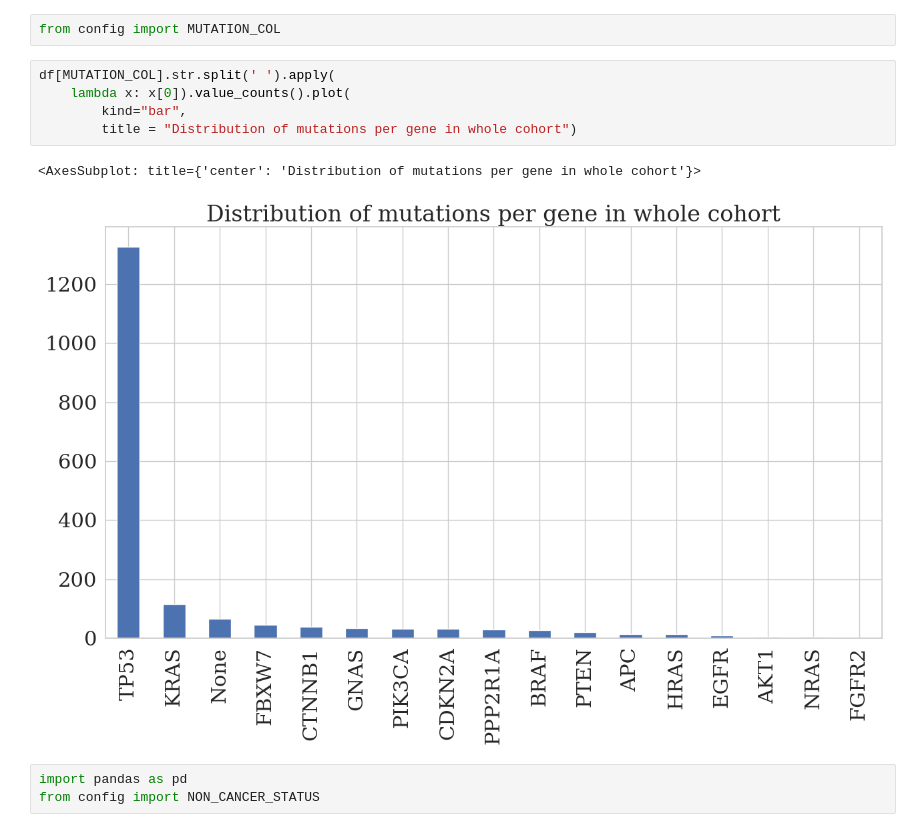
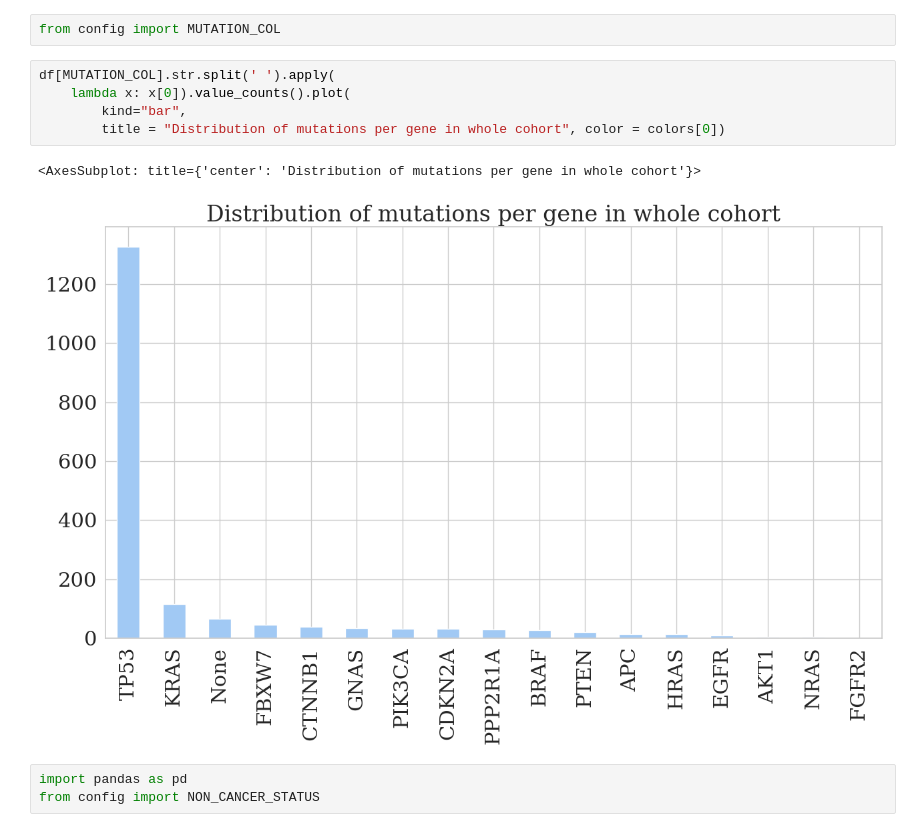
Before and after one commit to asifzubair/cancerseek-reanalysis, a Jupyter notebook: notebooks/eda.ipynb, the cells around one changed output. Saved outputs shown, nothing was run; the diff lists cells and outputs as text.

```diff
--- a/notebooks/eda.ipynb
+++ b/notebooks/eda.ipynb
@@ -38,11 +39,11 @@ from config import MUTATION_COL
 # %%
 df[MUTATION_COL].str.split(' ').apply(
     lambda x: x[0]).value_counts().plot(
         kind="bar",
-        title = "Distribution of mutations per gene in whole cohort")
+        title = "Distribution of mutations per gene in whole cohort", color = colors[0])
 # %% [output]
 <AxesSubplot: title={'center': 'Distribution of mutations per gene in whole cohort'}>
-[figure, old version]
+[figure, new version]
 # %%
 import pandas as pd
 from config import NON_CANCER_STATUS
```
Also changed, not shown: parts of 4 cells of this notebook, 2 other files.
